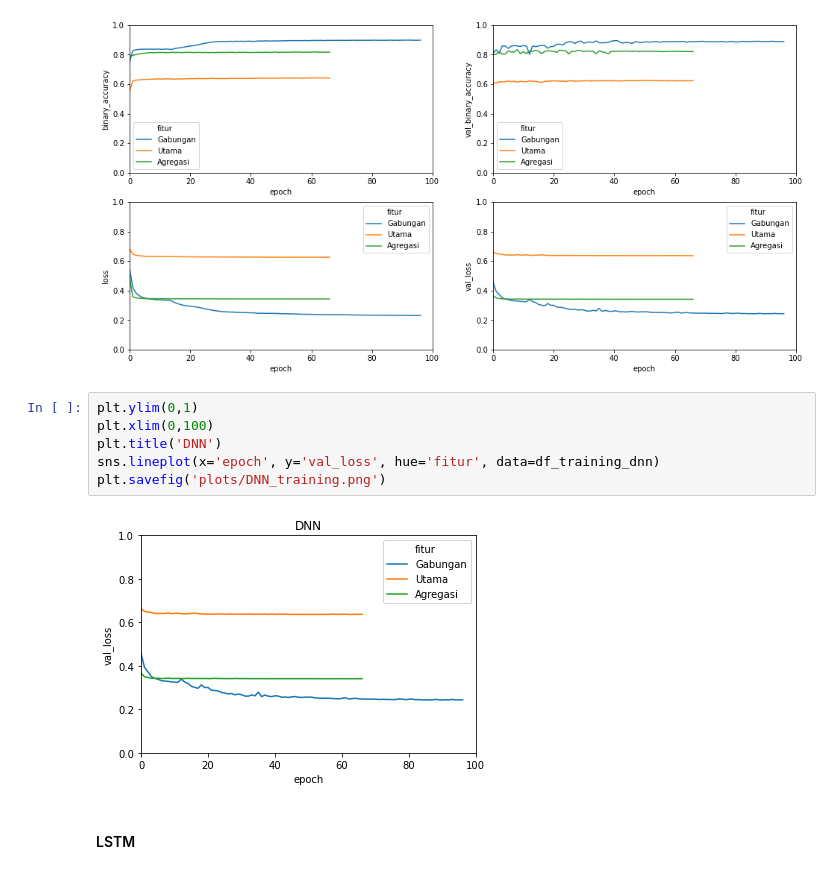
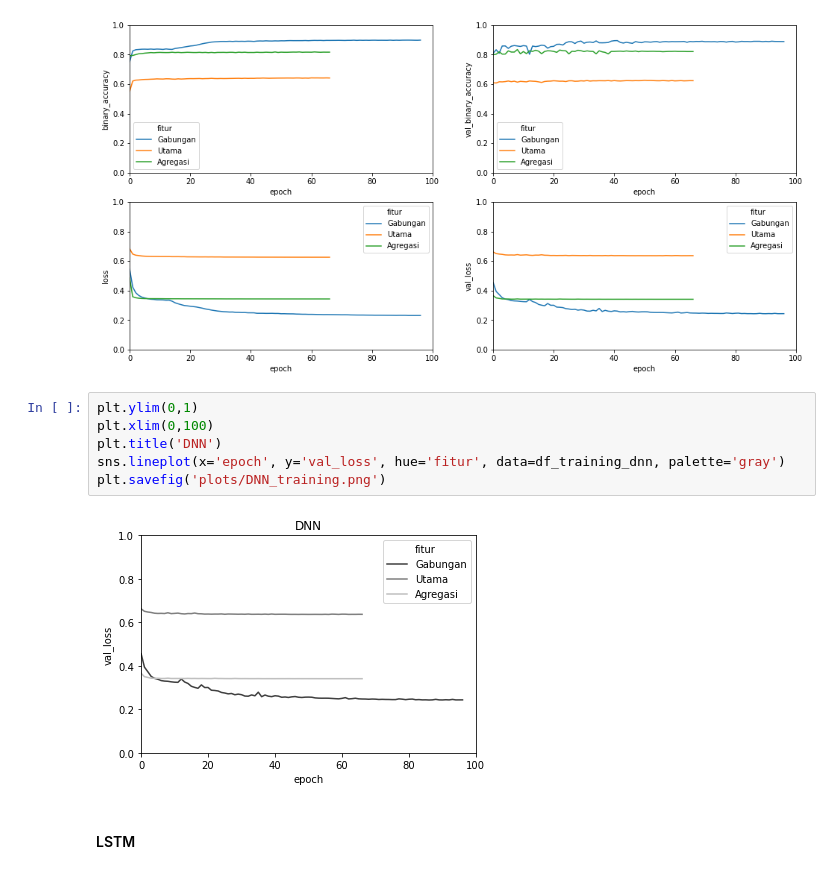
Before and after one commit to Arkoes07/skripsi-machine-learning, a Jupyter notebook: model_evaluation.ipynb, the cells around one changed output. Drawn from its saved outputs; the diff is of its cells as text.

```diff
--- a/model_evaluation.ipynb
+++ b/model_evaluation.ipynb
@@ -47,11 +47,11 @@ sns.lineplot(x='epoch', y='val_loss', hue='fitur', data=df_training_dnn, ax=axis
 # %%
 plt.ylim(0,1)
 plt.xlim(0,100)
 plt.title('DNN')
-sns.lineplot(x='epoch', y='val_loss', hue='fitur', data=df_training_dnn)
+sns.lineplot(x='epoch', y='val_loss', hue='fitur', data=df_training_dnn, palette='gray')
 plt.savefig('plots/DNN_training.png')
 # %% [output]
-[figure, old version]
+[figure, new version]
 # %% [markdown]
 #### LSTM
 # %%
```
Also changed, not shown: parts of 6 cells of this notebook, 12 other files.
